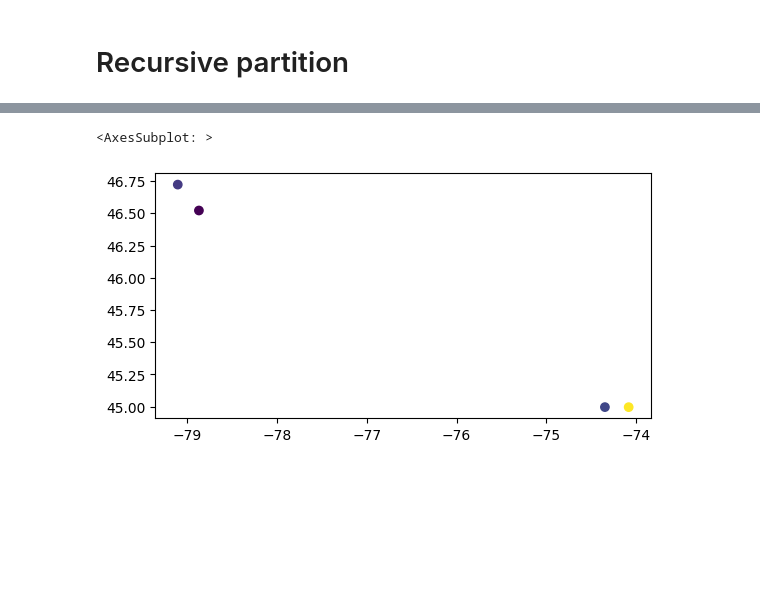
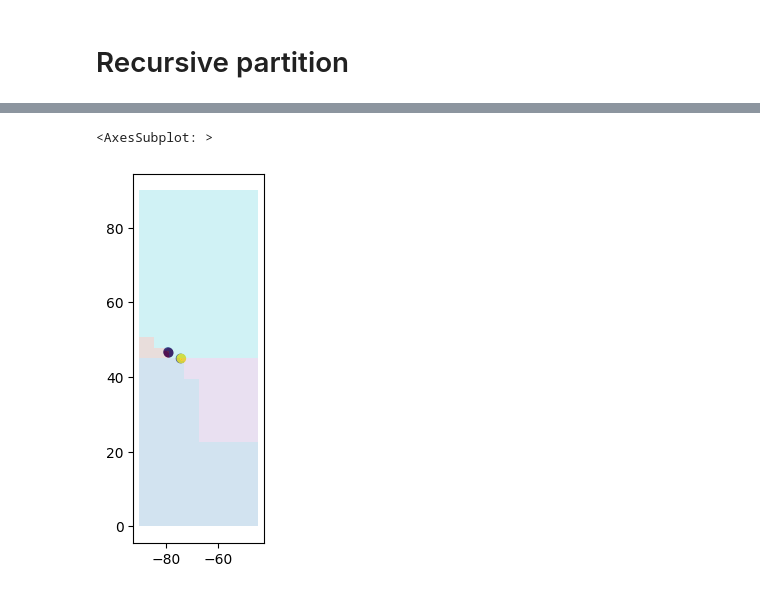
Before and after one commit to cgauvi/geo_py_utils, a Jupyter notebook: notebooks/geohash_experiements.ipynb, the cells around one changed output, grey strips where cells are left out. Cells and saved outputs as stored; diff of their text form; code cells hidden in the pictures; blank space fills up the shorter version.

Commit message:
more geohash experiments

```diff
--- a/notebooks/geohash_experiements.ipynb
+++ b/notebooks/geohash_experiements.ipynb
@@ -116,5 +136,6 @@ Using the counts column for counts
 # %%
-shp_bug.plot(column='counts', cmap='viridis')
+ax = shp_bug.plot(column='counts', cmap='viridis')
+shp_part.plot(ax=ax,alpha=0.2,column='geohash_index')
 # %% [output]
 <AxesSubplot: >
-[figure, old version]
+[figure, new version]
```
Also changed, not shown: parts of 7 cells of this notebook.
